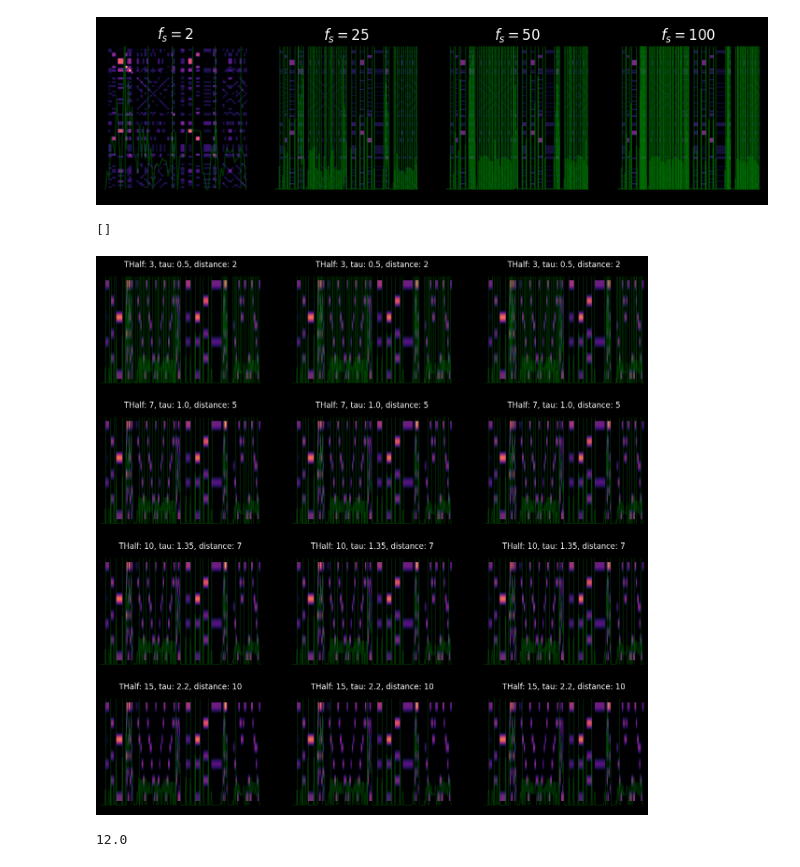
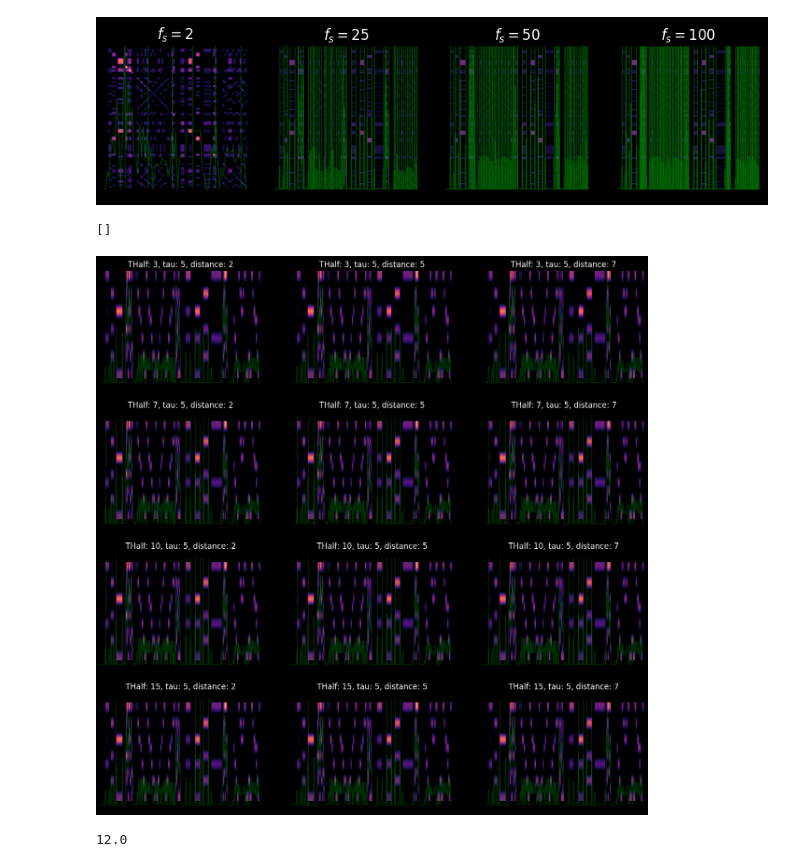
Before and after one commit to finlaymiller/midi_segmentation, a Jupyter notebook: ssm_midi.ipynb, the cells around one changed output. Saved outputs shown, nothing was run; the diff lists cells and outputs as text; code cells hidden in the pictures.

```diff
--- a/ssm_midi.ipynb
+++ b/ssm_midi.ipynb
@@ -157,38 +157,38 @@ plt.show()
 [figure]
 # %%
 Thalfs = [3, 7, 10, 15]
-thresholds = [0.5, 1.0, 1.35, 2.2]
+thresholds = [0.5, 1.0, 1.35, 5]
 distances = [2, 5, 7, 10]
 
 fig, axs = plt.subplots(4, 3, figsize=(15, 15))
 chrom = midi_data.get_chroma(10)
 
 for i, row in enumerate(axs):
     for j, ax in enumerate(row):
         ssm_chrom = np.dot(np.transpose(chrom), chrom)
         novelty_curve = ssm_utils.compute_novelty_ssm(ssm_chrom, L=1, exclude=True)
         boundary = ssm_utils.get_boundaries(
             novelty_curve,
             np.array(range(0, chrom.shape[1])),
-            {"Thalf": Thalfs[i], "tau": thresholds[i], "distance": distances[i]},
+            {"Thalf": Thalfs[i], "tau": thresholds[3], "distance": distances[j]},
         )
 
         ax.set_title(
-            rf"THalf: {Thalfs[i]}, tau: {thresholds[i]}, distance: {distances[i]}"
+            rf"THalf: {Thalfs[i]}, tau: {thresholds[3]}, distance: {distances[j]}"
         )
         ax.imshow(chrom, aspect="auto", cmap="magma")
         ax.plot(
             (1 - novelty_curve / novelty_curve.max()) * chrom.shape[0],
             "g",
             linewidth=1,
             alpha=0.4,
         )
         ax.vlines(boundary[1], -1, chrom.shape[0], "g", linewidth=1, alpha=0.4)
         ax.axis("off")
 plt.plot()
 # %% [output]
 []
-[figure, old version]
+[figure, new version]
 # %%
 ((1 - novelty_curve / novelty_curve.max()) * chrom.shape[0]).max()
 # %% [output]
```
Also changed, not shown: 11 other files.
